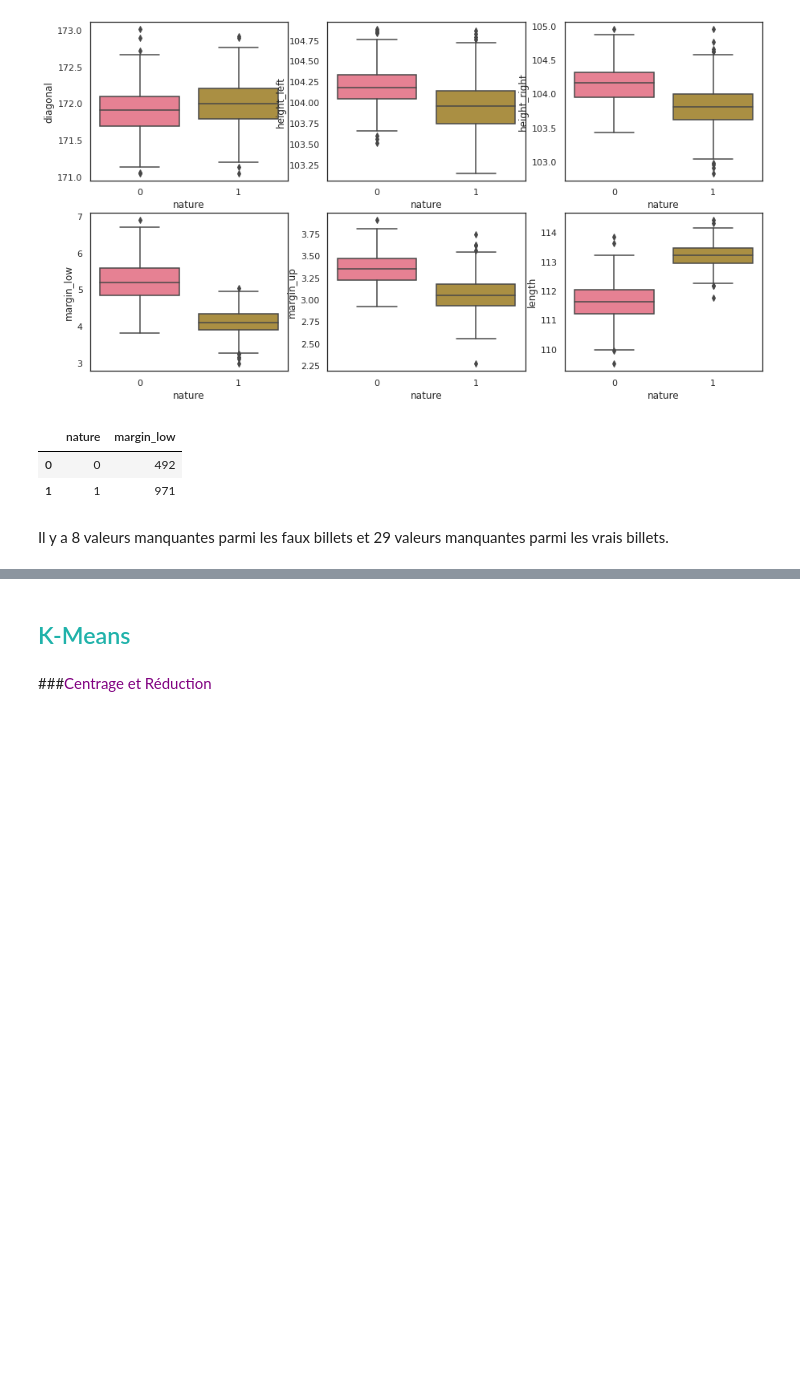
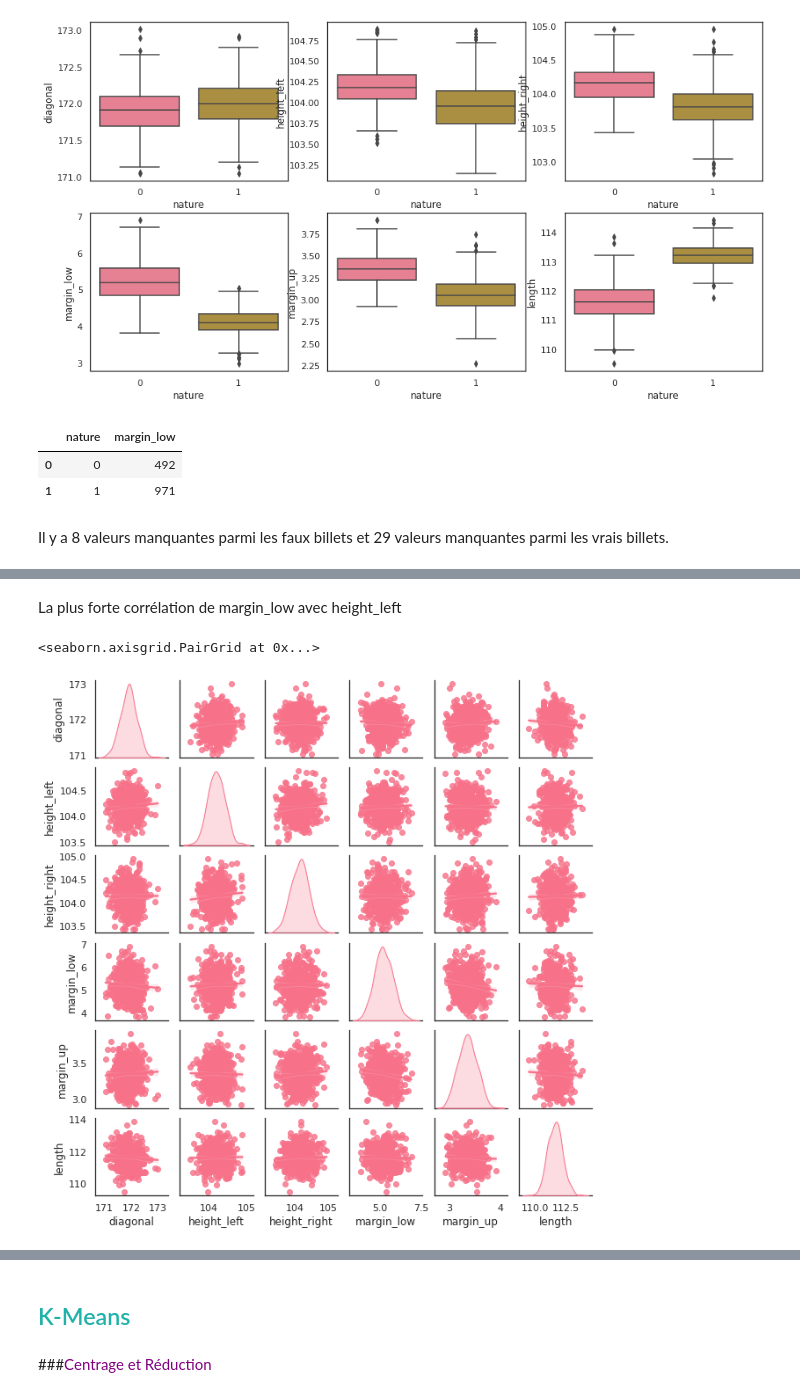
Before and after one commit to Randasabag/Detectez-des-faux-billets-avec-R-ou-Python, a Jupyter notebook: P10.ipynb, the cells around one changed output, grey strips where cells are left out. Cells and saved outputs as stored; diff of their text form; code cells hidden in the pictures; blank space fills up the shorter version.

```diff
--- a/P10.ipynb
+++ b/P10.ipynb
@@ -651,0 +729,3 @@ See the caveats in the documentation: https://pandas.pydata.org/pandas-docs/stab
+# %%
+Faux=Faux[variables]
+Faux.corr()
@@ -651,0 +740,7 @@ See the caveats in the documentation: https://pandas.pydata.org/pandas-docs/stab
+# %% [markdown]
+La plus forte corrélation de margin_low avec height_left
+# %%
+sns.pairplot(Faux, diag_kind="kde",height=1.5, x_vars=variables, y_vars=variables, kind='reg')
+# %% [output]
+<seaborn.axisgrid.PairGrid at 0x...>
+[figure, added]
```
Also changed, not shown: parts of 33 cells of this notebook.
